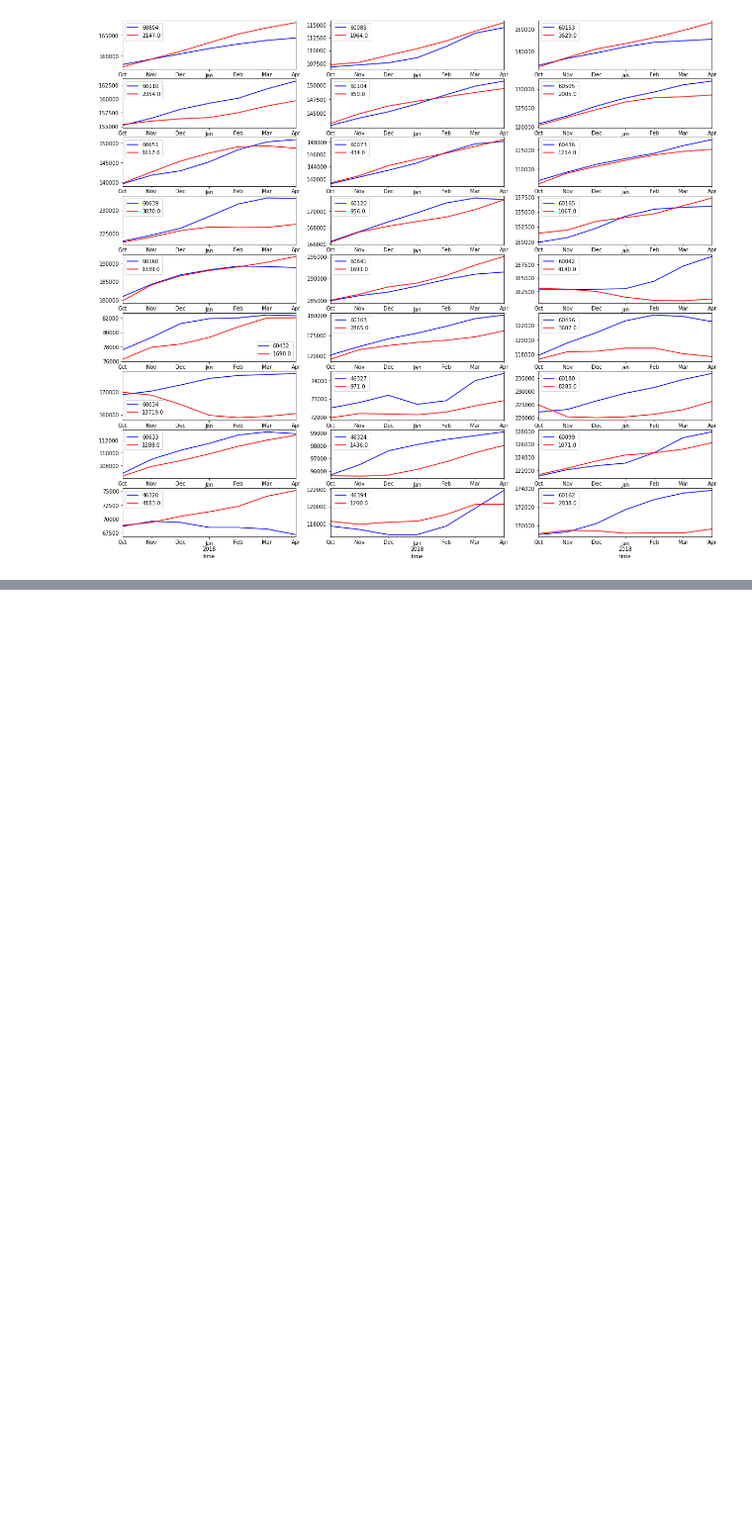
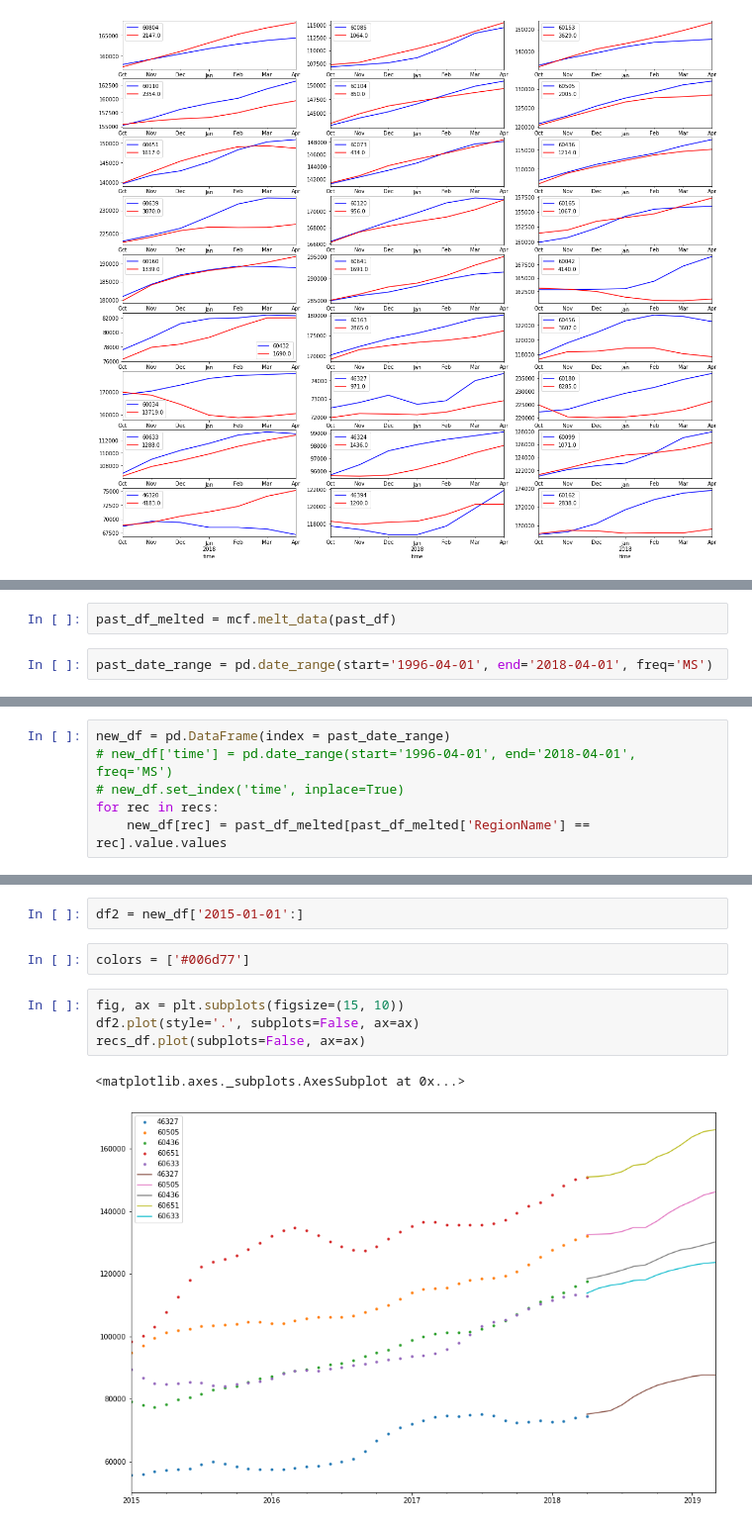
Before and after one commit to mattcarr17/time_series_project, a Jupyter notebook: notebooks/exploratory/03_mc_models.ipynb, the cells around one changed output, grey strips where cells are left out. Shown at 99% size. Cells and saved outputs as stored; diff of their text form; blank space fills up the shorter version.

```diff
--- a/notebooks/exploratory/03_mc_models.ipynb
+++ b/notebooks/exploratory/03_mc_models.ipynb
@@ -344,0 +772,4 @@ for row in range(9):
+# %%
+past_df_melted = mcf.melt_data(past_df)
+# %%
+past_date_range = pd.date_range(start='1996-04-01', end='2018-04-01', freq='MS')
@@ -344,0 +784,6 @@ for row in range(9):
+# %%
+new_df = pd.DataFrame(index = past_date_range)
+# new_df['time'] = pd.date_range(start='1996-04-01', end='2018-04-01', freq='MS')
+# new_df.set_index('time', inplace=True)
+for rec in recs:
+    new_df[rec] = past_df_melted[past_df_melted['RegionName'] == rec].value.values
@@ -344,0 +806,11 @@ for row in range(9):
+# %%
+df2 = new_df['2015-01-01':]
+# %%
+colors = ['#006d77']
+# %%
+fig, ax = plt.subplots(figsize=(15, 10))
+df2.plot(style='.', subplots=False, ax=ax)
+recs_df.plot(subplots=False, ax=ax)
+# %% [output]
+<matplotlib.axes._subplots.AxesSubplot at 0x...>
+[figure, added]
```
Also changed, not shown: parts of 52 cells of this notebook.
